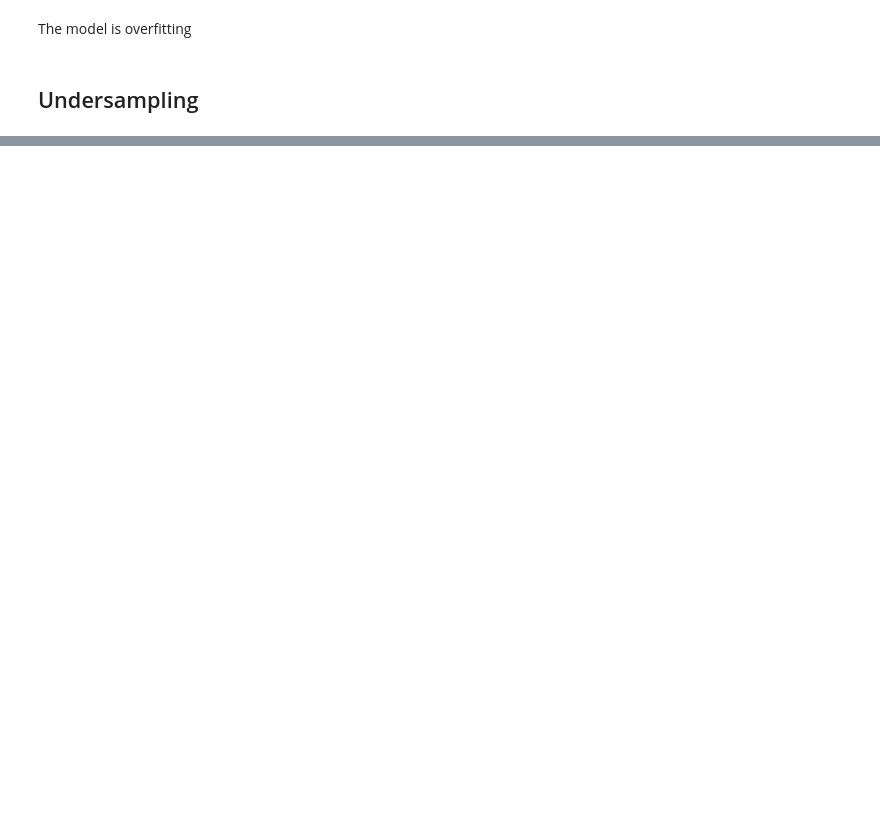
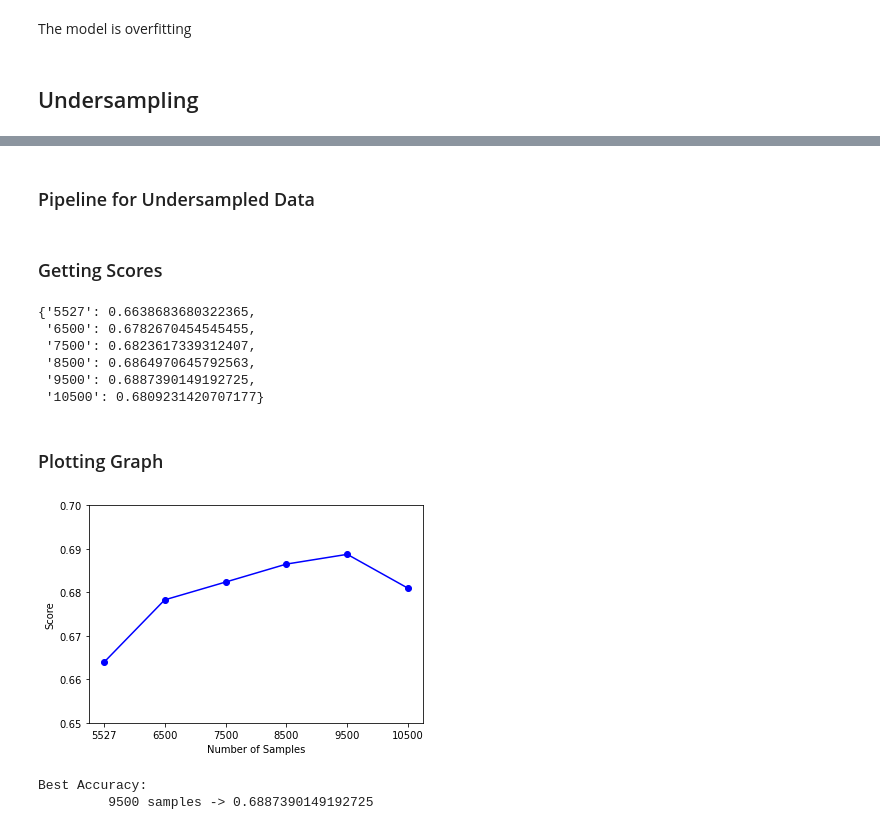
Before and after one commit to NotAryanRamani/supervised-machine-learning, a Jupyter notebook: classification/Census-Income/CensusIncome.ipynb, the cells around one changed output, grey strips where cells are left out. Saved outputs shown, nothing was run; the diff lists cells and outputs as text; code cells hidden in the pictures; blank space fills up the shorter version.

```diff
--- a/classification/Census-Income/CensusIncome.ipynb
+++ b/classification/Census-Income/CensusIncome.ipynb
@@ -566,0 +593,45 @@ The model is overfitting
+# %% [markdown]
+### Pipeline for Undersampled Data
+# %%
+pipeline_us = Pipeline([('encoder', OneHotEncoder(handle_unknown='ignore')), ('scaler', RobustScaler(with_centering=False)),
+                    ('forest', RandomForestClassifier())])
+# %%
+scores = {}
+# %%
+samples = [5527, 6500, 7500, 8500, 9500, 10500]
+# %% [markdown]
+### Getting Scores
+# %%
+# Loop for getting scores
+for num in samples:
+    X_train_us, y_train_us = get_undersample_set(df, num)
+    pipeline_us.fit(X_train_us, y_train_us)
+    y_pred = pipeline_us.predict(X_test)
+    scores[str(num)] = f1_score(y_test, y_pred)
+# %%
+scores
+# %% [output]
+{'5527': 0.6638683680322365,
+ '6500': 0.6782670454545455,
+ '7500': 0.6823617339312407,
+ '8500': 0.6864970645792563,
+ '9500': 0.6887390149192725,
+ '10500': 0.6809231420707177}
+# %% [markdown]
+### Plotting Graph
+# %%
+samples = list(scores.keys())
+list_scores = list(scores.values())
+plt.plot(samples, list_scores, 'b-o')
+plt.xlabel('Number of Samples')
+plt.ylabel('Score')
+plt.ylim(0.65, 0.7)
+plt.xticks(rotation=0)
+plt.show()
+# %% [output]
+[figure, added]
+# %%
+print('Best Accuracy: \n\t',max(scores), 'samples ->', scores[max(scores)])
+# %% [output]
+Best Accuracy:
+         9500 samples -> 0.6887390149192725
```
Also changed, not shown: parts of 19 cells of this notebook.
